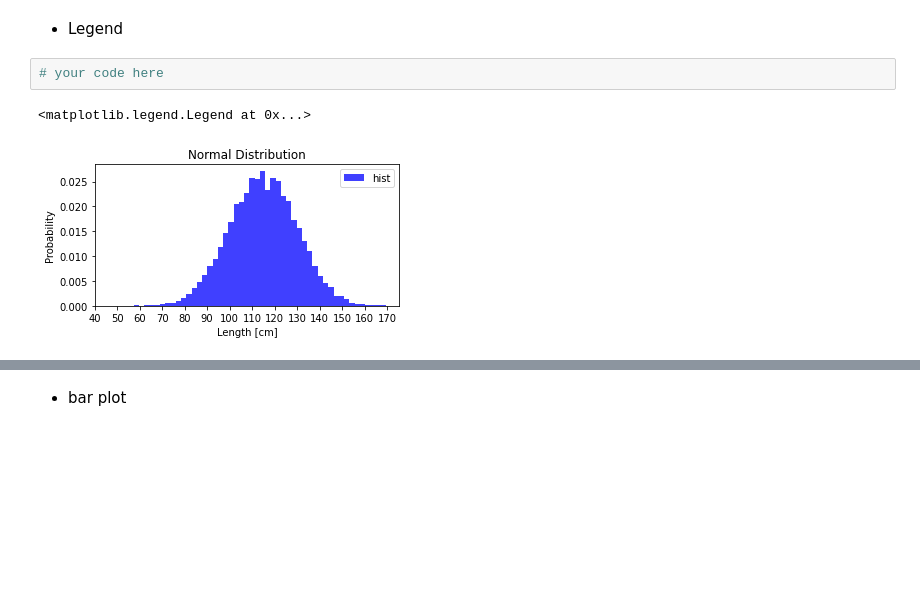
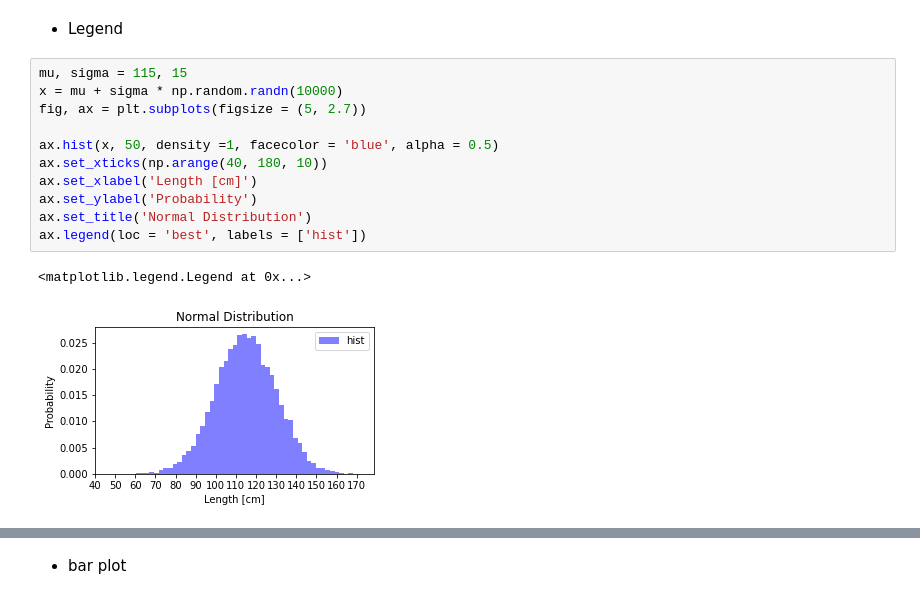
Before and after one commit to SophieShin/CLA3109_class, a Jupyter notebook: week10/practice#6.ipynb, the cells around one changed output, grey strips where cells are left out. Drawn from its saved outputs; the diff is of its cells as text; blank space fills up the shorter version.

```diff
--- a/week10/practice#6.ipynb
+++ b/week10/practice#6.ipynb
@@ -38,7 +59,16 @@ Text(0.5, 0, '[0, 100]')
 # %% [markdown]
  - Legend
 # %%
-# your code here
+mu, sigma = 115, 15
+x = mu + sigma * np.random.randn(10000)
+fig, ax = plt.subplots(figsize = (5, 2.7))
+
+ax.hist(x, 50, density =1, facecolor = 'blue', alpha = 0.5)
+ax.set_xticks(np.arange(40, 180, 10))
+ax.set_xlabel('Length [cm]')
+ax.set_ylabel('Probability')
+ax.set_title('Normal Distribution')
+ax.legend(loc = 'best', labels = ['hist'])
 # %% [output]
 <matplotlib.legend.Legend at 0x...>
-[figure, old version]
+[figure, new version]
```
Also changed, not shown: parts of 10 cells of this notebook.
